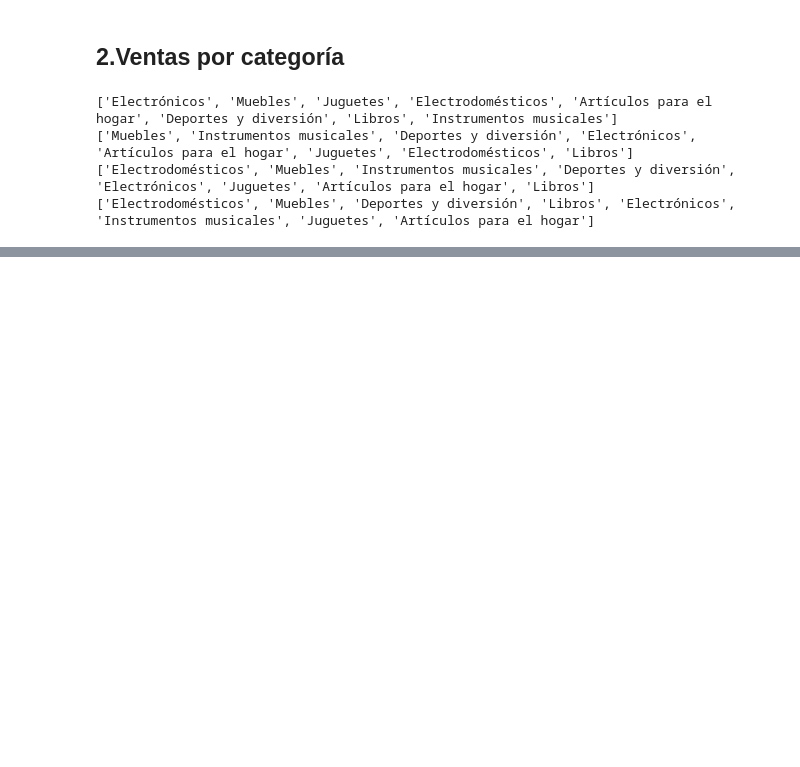
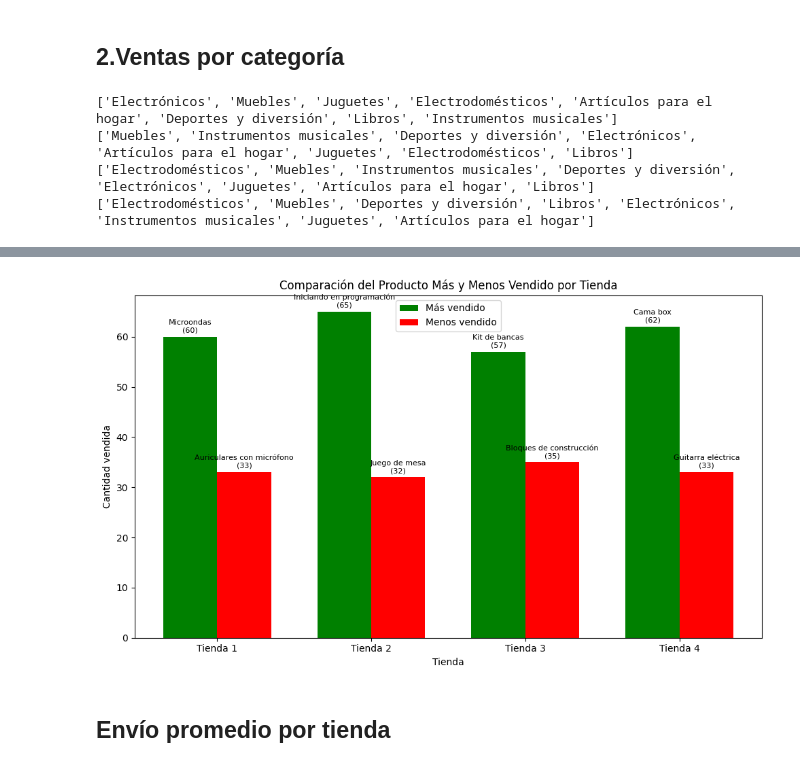
Before and after one commit to Nayde666/PythonColabs-DS, a Jupyter notebook: First_Challenge_Alura.ipynb, the cells around one changed output, grey strips where cells are left out. Cells and saved outputs as stored; diff of their text form; code cells hidden in the pictures; blank space fills up the shorter version.

```diff
--- a/First_Challenge_Alura.ipynb
+++ b/First_Challenge_Alura.ipynb
@@ -129,0 +197,13 @@ print(conteo_categoria_t4)
+# %%
+def producto_mas_min(conteo):
+  mas_vendido = max(conteo, key=conteo.get)
+  menos_vendido = min(conteo, key=conteo.get)
+  return mas_vendido, menos_vendido
+
+
+for i, t in enumerate(tiendas, start=1):
+    conteo = conteo_productos(t)
+    mas, menos = producto_mas_min(conteo)
+    print(f"Tienda {i}:")
+    print(f"  Más vendido: {mas} ({conteo[mas]} veces)")
+    print(f"  Menos vendido: {menos} ({conteo[menos]} veces)\n")
@@ -129,0 +226,64 @@ print(conteo_categoria_t4)
+# %%
+def conteo_productos(num_tienda):
+    conteo = {}
+    for producto in num_tienda['Producto']:
+        if producto in conteo:
+            conteo[producto] += 1
+        else:
+            conteo[producto] = 1
+    return conteo
+
+def producto_mas_min(conteo):
+    mas_vendido = max(conteo, key=conteo.get)
+    menos_vendido = min(conteo, key=conteo.get)
+    return mas_vendido, conteo[mas_vendido], menos_vendido, conteo[menos_vendido]
+
+tiendas = [tienda, tienda2, tienda3, tienda4]
+
+labels_tiendas = []
+productos_mas = []
+cantidades_mas = []
+productos_menos = []
+cantidades_menos = []
+
+for i, t in enumerate(tiendas, start=1):
+    conteo = conteo_productos(t)
+    mas, cant_mas, menos, cant_menos = producto_mas_min(conteo)
+
+    labels_tiendas.append(f'Tienda {i}')
+    productos_mas.append(mas)
+    cantidades_mas.append(cant_mas)
+    productos_menos.append(menos)
+    cantidades_menos.append(cant_menos)
+
+x = np.arange(len(labels_tiendas))
+width = 0.35
+
+fig, ax = plt.subplots(figsize=(10, 6))
+barras_verdes = ax.bar(x - width/2, cantidades_mas, width, label='Más vendido', color='green')
+barras_rojas = ax.bar(x + width/2, cantidades_menos, width, label='Menos vendido', color='red')
+
+ax.set_xlabel('Tienda')
+ax.set_ylabel('Cantidad vendida')
+ax.set_title('Comparación del Producto Más y Menos Vendido por Tienda')
+ax.set_xticks(x)
+ax.set_xticklabels(labels_tiendas)
+ax.legend()
+
+for i in range(len(labels_tiendas)):
+    ax.annotate(f'{productos_mas[i]}\n({cantidades_mas[i]})',
+                xy=(x[i] - width/2, cantidades_mas[i]),
+                xytext=(0, 3), textcoords='offset points',
+                ha='center', va='bottom', fontsize=8)
+
+    ax.annotate(f'{productos_menos[i]}\n({cantidades_menos[i]})',
+                xy=(x[i] + width/2, cantidades_menos[i]),
+                xytext=(0, 3), textcoords='offset points',
+                ha='center', va='bottom', fontsize=8)
+
+plt.tight_layout()
+plt.show()
+# %% [output]
+[figure, added]
+# %% [markdown]
+## Envío promedio por tienda
```
Also changed, not shown: parts of 12 cells of this notebook.
